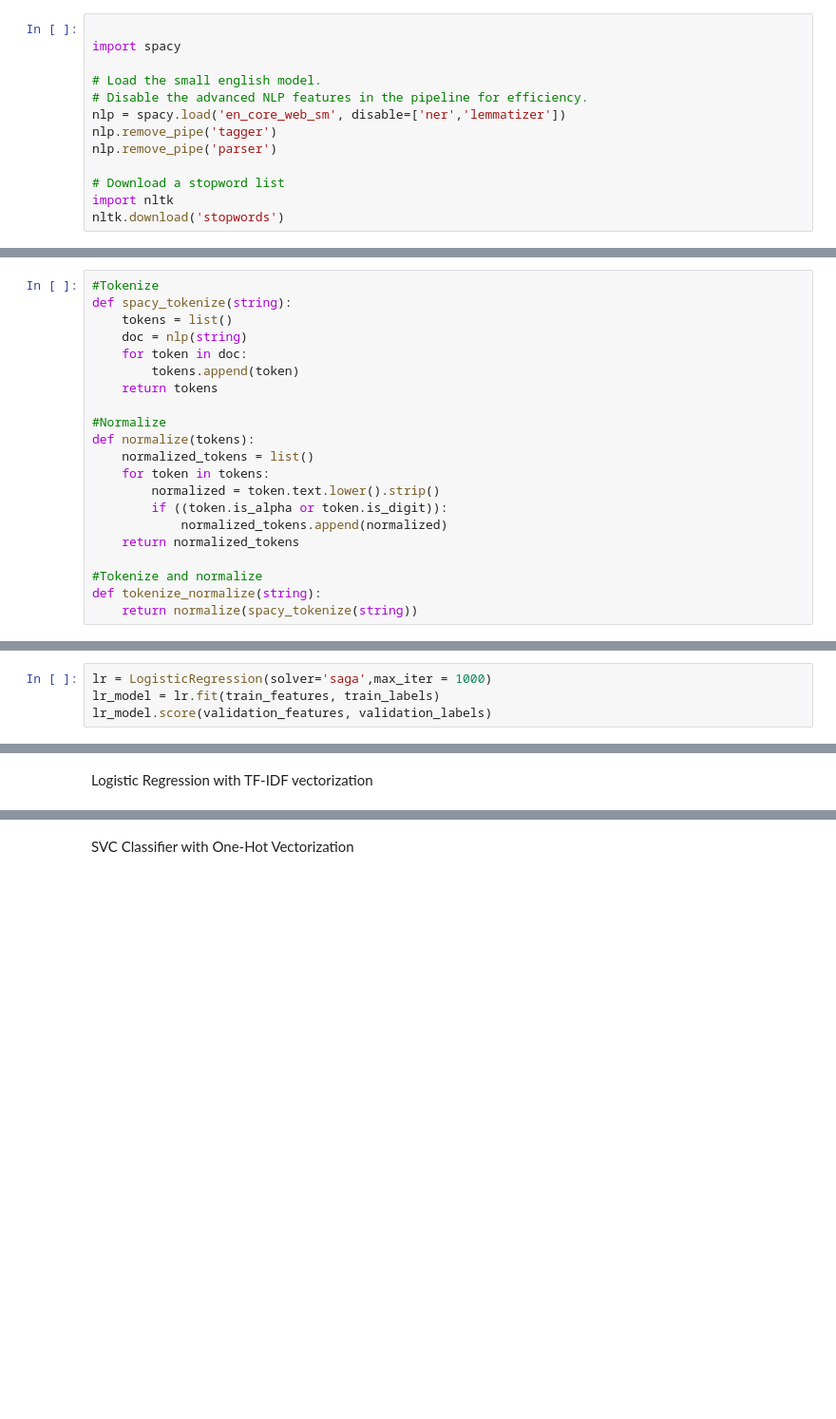
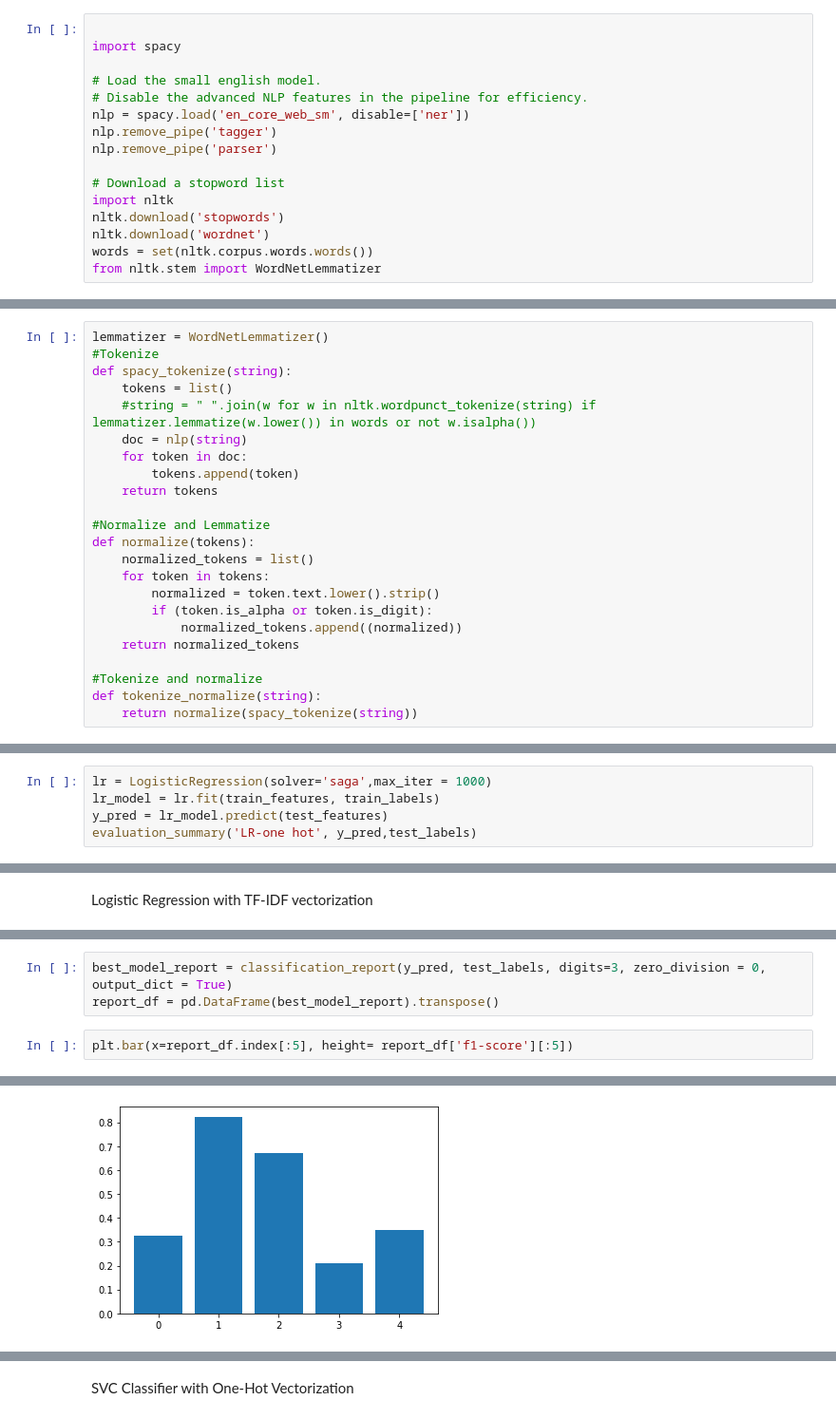
Before and after one commit to ArunGautham-Soundarrajan/subreddit_sentiment_classification, a Jupyter notebook: main.ipynb, the cells around one changed output, grey strips where cells are left out. Shown: that part at 95% size. Saved outputs shown, nothing was run; the diff lists cells and outputs as text; blank space fills up the shorter version.

```diff
--- a/main.ipynb
+++ b/main.ipynb
@@ -58,13 +58,16 @@ import spacy
 
 # Load the small english model.
 # Disable the advanced NLP features in the pipeline for efficiency.
-nlp = spacy.load('en_core_web_sm', disable=['ner','lemmatizer'])
+nlp = spacy.load('en_core_web_sm', disable=['ner'])
 nlp.remove_pipe('tagger')
 nlp.remove_pipe('parser')
 
 # Download a stopword list
 import nltk
 nltk.download('stopwords')
+nltk.download('wordnet')
+words = set(nltk.corpus.words.words())
+from nltk.stem import WordNetLemmatizer
 # %% [output]
 [nltk_data] Downloading package stopwords to /usr/share/nltk_data...
 [nltk_data]   Package stopwords is already up-to-date!
@@ -72,21 +76,23 @@ True
 # %% [markdown]
 Tokenize and Normalize
 # %%
+lemmatizer = WordNetLemmatizer()
 #Tokenize
 def spacy_tokenize(string):
     tokens = list()
+    #string = " ".join(w for w in nltk.wordpunct_tokenize(string) if lemmatizer.lemmatize(w.lower()) in words or not w.isalpha())
     doc = nlp(string)
     for token in doc:
         tokens.append(token)
     return tokens
 
-#Normalize
+#Normalize and Lemmatize
 def normalize(tokens):
     normalized_tokens = list()
     for token in tokens:
         normalized = token.text.lower().strip()
-        if ((token.is_alpha or token.is_digit)):
-            normalized_tokens.append(normalized)
+        if (token.is_alpha or token.is_digit):
+            normalized_tokens.append((normalized))
     return normalized_tokens
 
 #Tokenize and normalize
@@ -161,5 +261,6 @@ from sklearn.linear_model import LogisticRegression
 # %%
 lr = LogisticRegression(solver='saga',max_iter = 1000)
 lr_model = lr.fit(train_features, train_labels)
-lr_model.score(validation_features, validation_labels)
+y_pred = lr_model.predict(test_features)
+evaluation_summary('LR-one hot', y_pred,test_labels)
 # %% [output]
@@ -178,0 +289,6 @@ array([2, 2, 2, ..., 2, 2, 2])
+# %%
+best_model_report = classification_report(y_pred, test_labels, digits=3, zero_division = 0, output_dict = True)
+report_df = pd.DataFrame(best_model_report).transpose()
+# %%
+plt.bar(x=report_df.index[:5], height= report_df['f1-score'][:5])
+# %% [output]
@@ -178,0 +296 @@ array([2, 2, 2, ..., 2, 2, 2])
+[figure, added]
```
Also changed, not shown: parts of 25 cells of this notebook.
